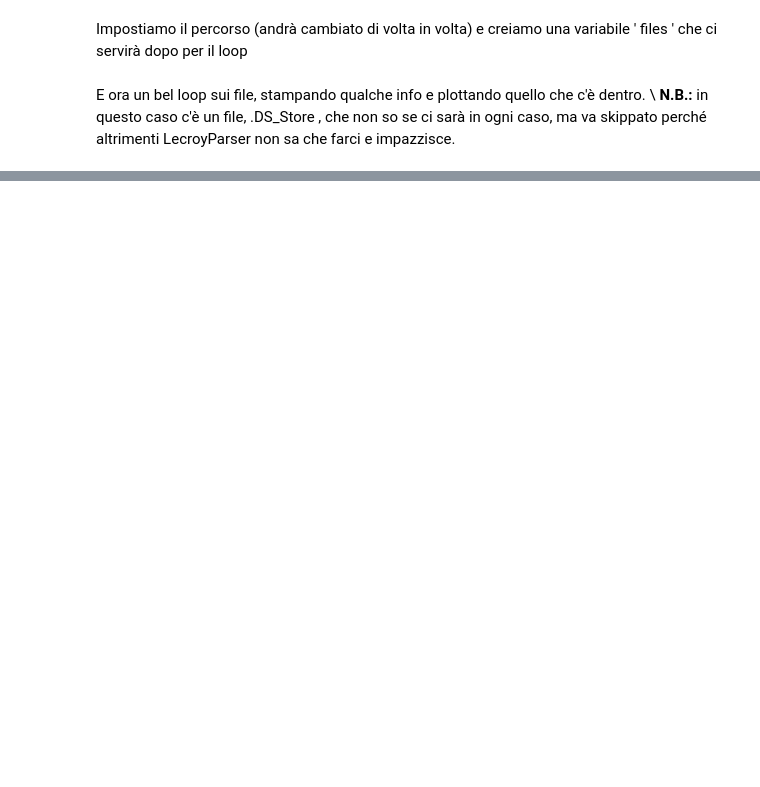
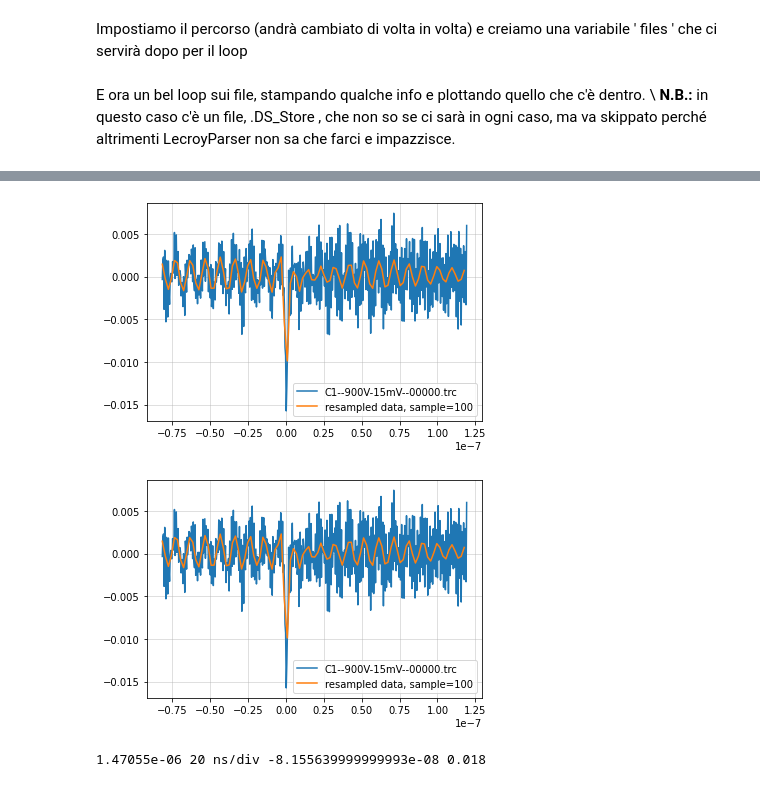
Before and after one commit to lucazappaterra/PhysLab-II---CYGNO, a Jupyter notebook: trc_format_usage.ipynb, the cells around one changed output, grey strips where cells are left out. Drawn from its saved outputs; the diff is of its cells as text; code cells hidden in the pictures; blank space fills up the shorter version.

```diff
--- a/trc_format_usage.ipynb
+++ b/trc_format_usage.ipynb
@@ -73,0 +91,17 @@ TriggerTime: 2022-03-18 00:09:22.36
+# %%
+from scipy import signal
+data = lecroyparser.ScopeData(path+filename)
+for i in enumerate(files):
+    plt.plot(data.x, data.y, label=filename)
+    data_rs = signal.resample(data.y, usample, data.x)
+    plt.plot(data_rs[1], data_rs[0], label=f'resampled data, sample={usample}')
+    plt.legend()
+    plt.grid(alpha=.5)
+    plt.show()
+# %% [output]
+[figure, added]
+[figure, added]
+# %%
+print(data.verticalGain, data.timeBase, data.horizOffset, data.verticalOffset)
+# %% [output]
+1.47055e-06 20 ns/div -8.155639999999993e-08 0.018
```
Also changed, not shown: parts of 5 cells of this notebook.
